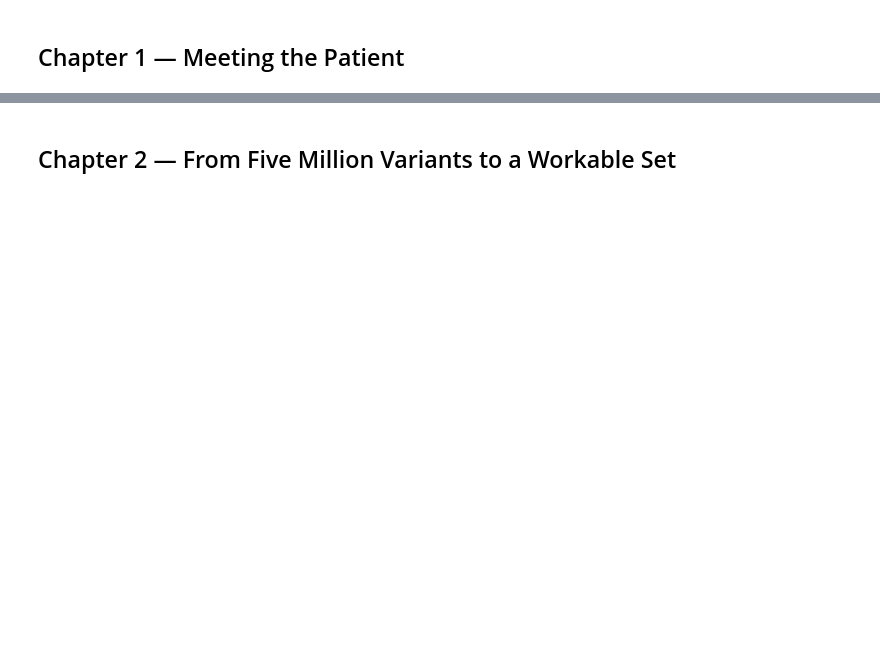
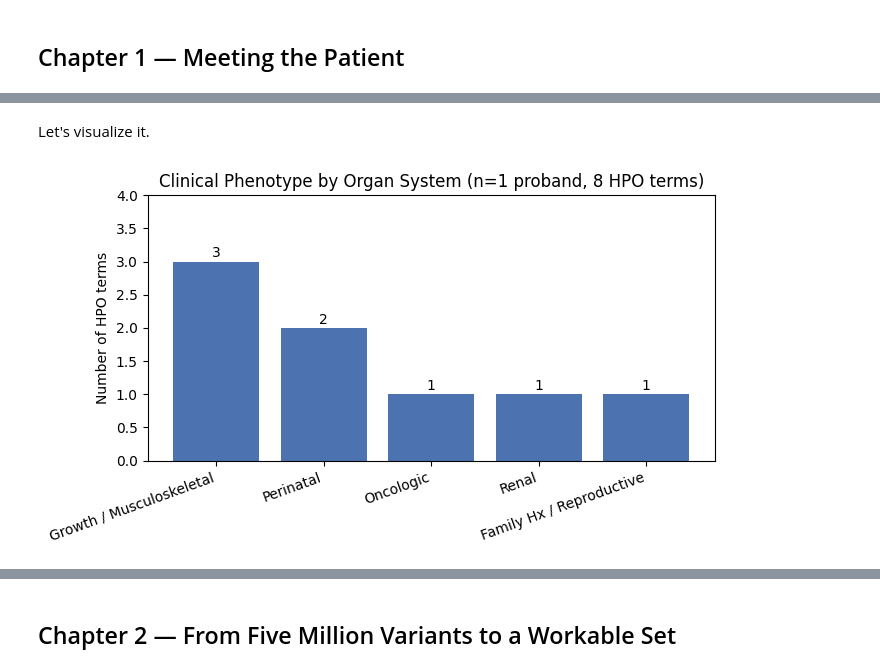
Before and after one commit to victoriariosvzz2/Rare-Disease-MVA-Hackathon-2026, a Jupyter notebook: track1_variant_prediction/notebooks/track1_v4_current_gen_pipeline.ipynb, the cells around one changed output, grey strips where cells are left out. Saved outputs shown, nothing was run; the diff lists cells and outputs as text; code cells hidden in the pictures; blank space fills up the shorter version.

```diff
--- a/track1_variant_prediction/notebooks/track1_v4_current_gen_pipeline.ipynb
+++ b/track1_variant_prediction/notebooks/track1_v4_current_gen_pipeline.ipynb
@@ -142,0 +164,38 @@ print(hpo_df[["Clinical Feature", "HPO ID"]].to_string(index=False))
+# %% [markdown]
+Let's visualize it.
+# %%
+# ── Extra Cell: Organ-system breakdown of the phenotype (narrative, not statistical EDA) ──
+import matplotlib.pyplot as plt
+
+# Manual categorization by HPO ID -- documented here so the grouping logic is
+# inspectable, not hidden. This is clinical judgment, not a computed clustering.
+organ_system_map = {
+    "HP:0002859": "Oncologic",                    # Rhabdomyosarcoma
+    "HP:0000121": "Renal",                        # Nephrocalcinosis
+    "HP:0004322": "Growth / Musculoskeletal",      # Short stature
+    "HP:0001508": "Growth / Musculoskeletal",      # Failure to thrive
+    "HP:0003202": "Growth / Musculoskeletal",      # Skeletal muscle atrophy
+    "HP:0001622": "Perinatal",                     # Premature birth
+    "HP:0001518": "Perinatal",                     # Small for gestational age
+    "HP:0200067": "Family Hx / Reproductive",      # Recurrent spontaneous abortion
+}
+
+hpo_df["organ_system"] = hpo_df["HPO ID"].map(organ_system_map)
+system_counts = hpo_df["organ_system"].value_counts().sort_values(ascending=False)
+
+fig, ax = plt.subplots(figsize=(7, 4))
+bars = ax.bar(system_counts.index, system_counts.values, color="#4C72B0")
+ax.set_ylabel("Number of HPO terms")
+ax.set_title("Clinical Phenotype by Organ System (n=1 proband, 8 HPO terms)")
+ax.set_ylim(0, max(system_counts.values) + 1)
+plt.xticks(rotation=20, ha="right")
+
+for bar in bars:
+    height = bar.get_height()
+    ax.annotate(f"{int(height)}", xy=(bar.get_x() + bar.get_width() / 2, height),
+                xytext=(0, 3), textcoords="offset points", ha="center", fontsize=10)
+
+plt.tight_layout()
+plt.show()
+# %% [output]
+[figure, added]
```
Also changed, not shown: parts of 53 cells of this notebook.
